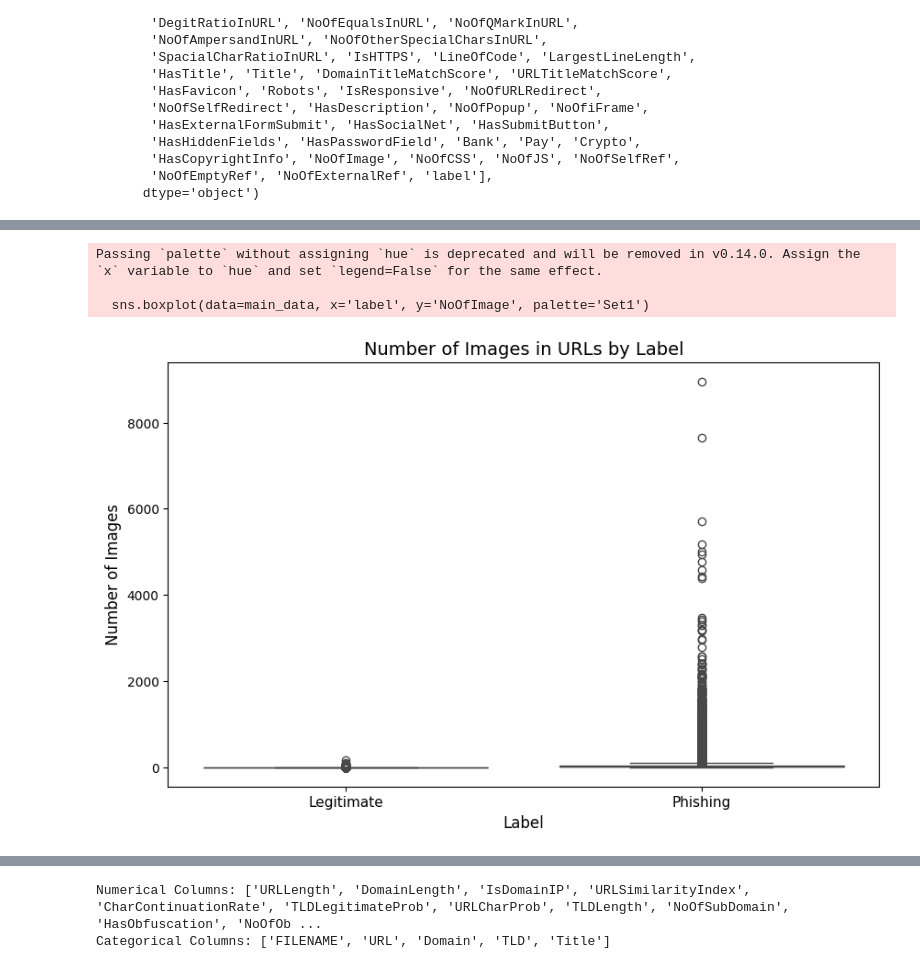
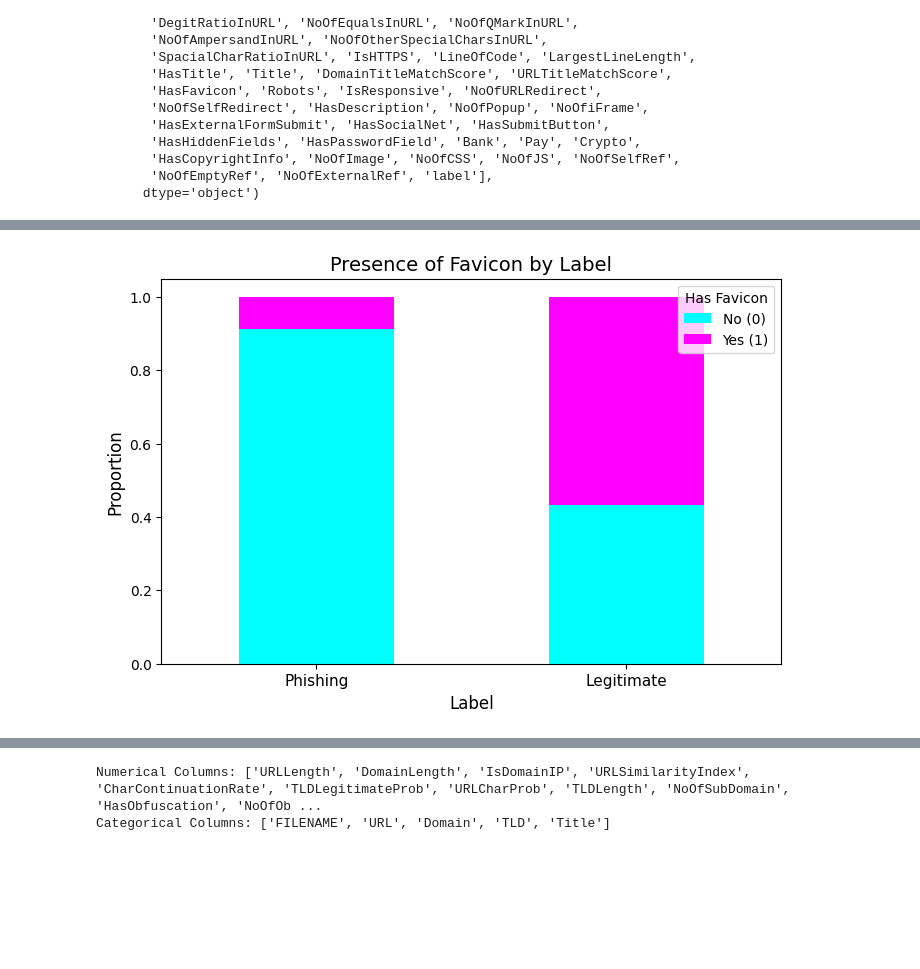
Before and after one commit to sindujavengadesan/PhishingURLThreats_Classification, a Jupyter notebook: phishing_classification.ipynb, the cells around one changed output, grey strips where cells are left out. Cells and saved outputs as stored; diff of their text form; code cells hidden in the pictures; blank space fills up the shorter version.

```diff
--- a/phishing_classification.ipynb
+++ b/phishing_classification.ipynb
@@ -138,14 +231,12 @@ Passing `palette` without assigning `hue` is deprecated and will be removed in v
 # %%
-# Number of images by label
-plt.figure(figsize=(10, 6))
-sns.boxplot(data=main_data, x='label', y='NoOfImage', palette='Set1')
-plt.title("Number of Images in URLs by Label", fontsize=14)
+# Favicon analysis
+favicon_counts = main_data.groupby('label')['HasFavicon'].value_counts(normalize=True).unstack()
+favicon_counts.plot(kind='bar', stacked=True, figsize=(8, 5), colormap='cool')
+plt.title("Presence of Favicon by Label", fontsize=14)
 plt.xlabel("Label", fontsize=12)
-plt.ylabel("Number of Images", fontsize=12)
-plt.xticks([0, 1], ['Legitimate', 'Phishing'], fontsize=11)
+plt.ylabel("Proportion", fontsize=12)
+plt.xticks([0, 1], ['Phishing', 'Legitimate'], rotation=0, fontsize=11)
+plt.legend(title="Has Favicon", labels=["No (0)", "Yes (1)"], loc='upper right')
 plt.show()
 # %% [output]
-Passing `palette` without assigning `hue` is deprecated and will be removed in v0.14.0. Assign the `x` variable to `hue` and set `legend=False` for the same effect.
-
-  sns.boxplot(data=main_data, x='label', y='NoOfImage', palette='Set1')
-[figure, old version]
+[figure, new version]
```
Also changed, not shown: parts of 70 cells of this notebook, 1 other file.
